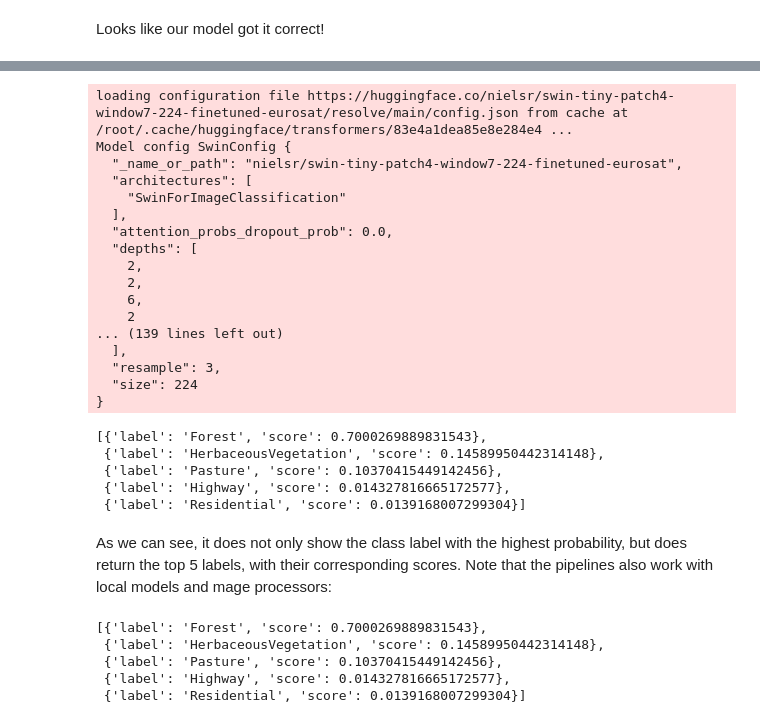
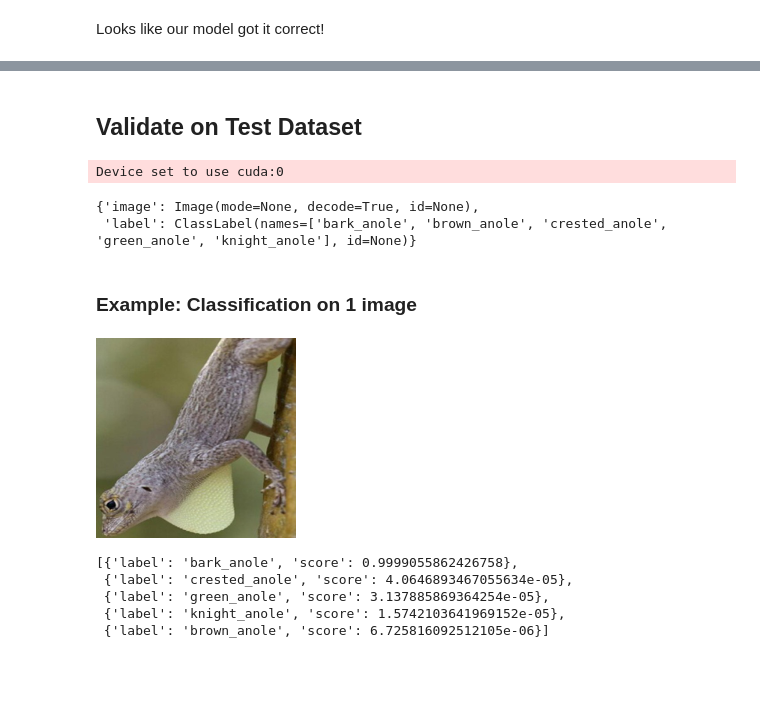
Before and after one commit to wenhan9604/Anole_classifier, a Jupyter notebook: Spring_2025/image_classification_train_hugging_face.ipynb, the cells around one changed output, grey strips where cells are left out. Drawn from its saved outputs; the diff is of its cells as text; code cells hidden in the pictures; blank space fills up the shorter version.

```diff
--- a/Spring_2025/image_classification_train_hugging_face.ipynb
+++ b/Spring_2025/image_classification_train_hugging_face.ipynb
@@ -270,9 +274,8 @@ def preprocess_val(example_batch):
 Next, we can preprocess our dataset by applying these functions. We will use the `set_transform` functionality, which allows to apply the functions above on-the-fly (meaning that they will only be applied when the images are loaded in RAM).
 # %%
 # split up training into training + validation
-splits = dataset["train"].train_test_split(test_size=0.1)
-train_ds = splits['train']
-val_ds = splits['test']
+train_ds = dataset['train']
+val_ds = dataset['validation']
 # %%
 train_ds.set_transform(preprocess_train)
 val_ds.set_transform(preprocess_val)
@@ -573,22 +440,23 @@ Let's showcase this for our trained model:
+# %% [markdown]
+## Validate on Test Dataset
 # %%
 from transformers import pipeline
 
-pipe = pipeline("image-classification", "nielsr/swin-tiny-patch4-window7-224-finetuned-eurosat")
+pipe = pipeline("image-classification", "vit-base-patch16-384-finetuned-lizard-class-ViT-base-patch16-384")
 # %% [output]
-loading configuration file https://huggingface.co/nielsr/swin-tiny-patch4-window7-224-finetuned-eurosat/resolve/main/config.json from cache at /root/.cache/huggingface/transformers/83e4a1dea85e8e284e4 ...
-Model config SwinConfig {
-  "_name_or_path": "nielsr/swin-tiny-patch4-window7-224-finetuned-eurosat",
-  "architectures": [
-    "SwinForImageClassification"
-  ],
-  "attention_probs_dropout_prob": 0.0,
-  "depths": [
-    2,
-    2,
-    6,
-    2
-... (139 lines left out)
-  ],
-  "resample": 3,
-  "size": 224
-}
+Device set to use cuda:0
+# %%
+# Get test dataset example
+test_dataset = dataset["test"]
+# %%
+test_dataset.features
+# %% [output]
+{'image': Image(mode=None, decode=True, id=None),
+ 'label': ClassLabel(names=['bark_anole', 'brown_anole', 'crested_anole', 'green_anole', 'knight_anole'], id=None)}
+# %% [markdown]
+### Example: Classification on 1 image
+# %%
+image = test_dataset[0]
+image["image"].resize((200, 200))
+# %% [output]
+[figure, added]
@@ -595,10 +465,8 @@ Model config SwinConfig {
 # %%
-pipe(image)
+pipe(target_image)
 # %% [output]
-[{'label': 'Forest', 'score': 0.7000269889831543},
- {'label': 'HerbaceousVegetation', 'score': 0.14589950442314148},
- {'label': 'Pasture', 'score': 0.10370415449142456},
- {'label': 'Highway', 'score': 0.014327816665172577},
- {'label': 'Residential', 'score': 0.0139168007299304}]
+[{'label': 'bark_anole', 'score': 0.9999055862426758},
+ {'label': 'crested_anole', 'score': 4.0646893467055634e-05},
+ {'label': 'green_anole', 'score': 3.137885869364254e-05},
+ {'label': 'knight_anole', 'score': 1.5742103641969152e-05},
+ {'label': 'brown_anole', 'score': 6.725816092512105e-06}]
-# %% [markdown]
-As we can see, it does not only show the class label with the highest probability, but does return the top 5 labels, with their corresponding scores. Note that the pipelines also work with local models and mage processors:
@@ -609,8 +472,0 @@ pipe = pipeline("image-classification",
-# %%
-pipe(image)
-# %% [output]
-[{'label': 'Forest', 'score': 0.7000269889831543},
- {'label': 'HerbaceousVegetation', 'score': 0.14589950442314148},
- {'label': 'Pasture', 'score': 0.10370415449142456},
- {'label': 'Highway', 'score': 0.014327816665172577},
- {'label': 'Residential', 'score': 0.0139168007299304}]
```
Also changed, not shown: parts of 57 cells of this notebook.
